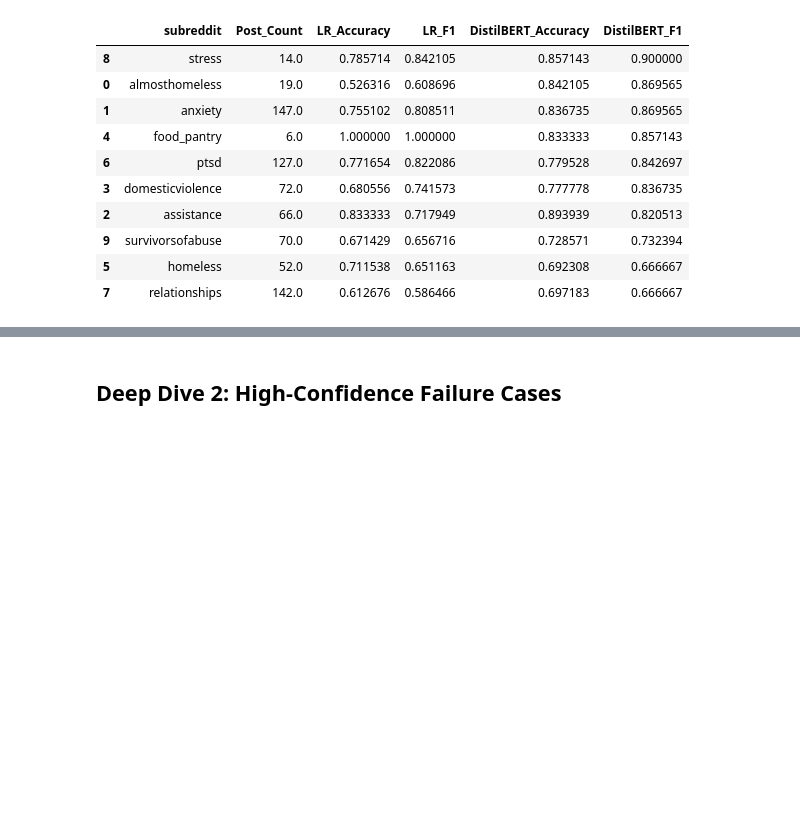
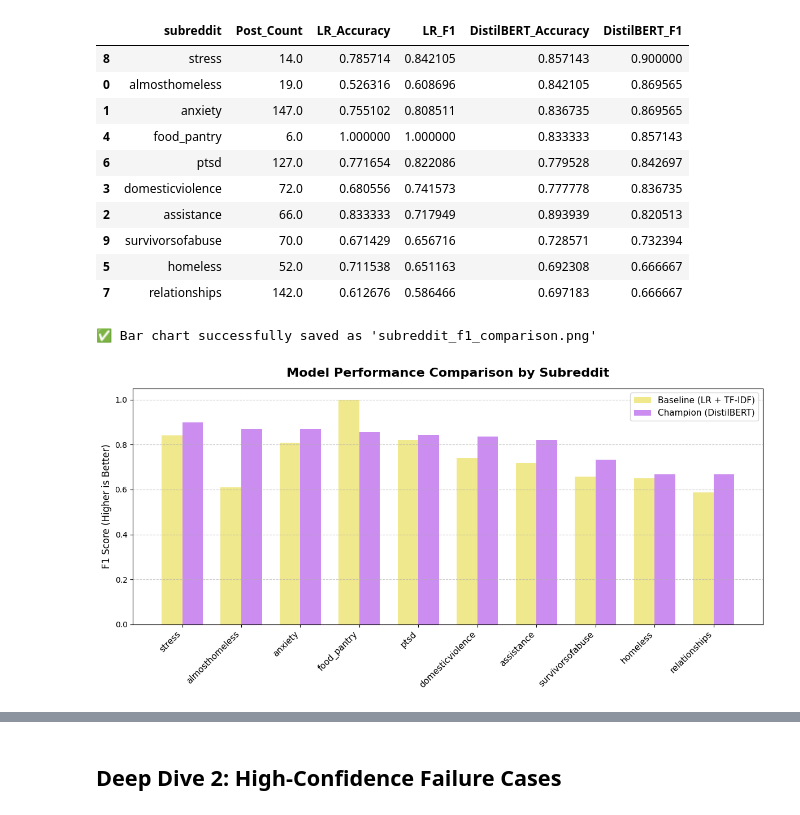
Before and after one commit to Jin1402/DSA4262, a Jupyter notebook: dreadit-stress-detection/src/stress.ipynb, the cells around one changed output, grey strips where cells are left out. Cells and saved outputs as stored; diff of their text form; code cells hidden in the pictures; blank space fills up the shorter version.

```diff
--- a/dreadit-stress-detection/src/stress.ipynb
+++ b/dreadit-stress-detection/src/stress.ipynb
@@ -53,0 +32,5 @@ train_df.head()
+# %%
+train_df = pd.read_csv("https://raw.githubusercontent.com/Jin1402/DSA4262/refs/heads/main/dreadit-stress-detection/data/dreaddit-train.csv")
+test_df = pd.read_csv("https://raw.githubusercontent.com/Jin1402/DSA4262/refs/heads/main/dreadit-stress-detection/data/dreaddit-test.csv")
+
+train_df.head()
@@ -1338,5 +1305,42 @@ Worst Subreddit: relationships (F1: 0.6667)
 | 9 | survivorsofabuse | 70.0 | 0.671429 | 0.656716 | 0.728571 | 0.732394 |
 | 5 | homeless | 52.0 | 0.711538 | 0.651163 | 0.692308 | 0.666667 |
 | 7 | relationships | 142.0 | 0.612676 | 0.586466 | 0.697183 | 0.666667 |
+# %%
+import matplotlib.pyplot as plt
+import numpy as np
+
+# We will use the 'bert_sorted' dataframe from your previous code block
+subreddits = bert_sorted['subreddit'].tolist()
+lr_f1_scores = bert_sorted['LR_F1'].tolist()
+bert_f1_scores = bert_sorted['DistilBERT_F1'].tolist()
+
+# Set up the bar locations and width
+x = np.arange(len(subreddits))
+width = 0.35
+
+# Create the grouped bar chart
+fig, ax = plt.subplots(figsize=(12, 6))
+bars1 = ax.bar(x - width/2, lr_f1_scores, width, label='Baseline (LR + TF-IDF)', color='#f0e88d')
+bars2 = ax.bar(x + width/2, bert_f1_scores, width, label='Champion (DistilBERT)', color='#cc8df0')
+
+# Add labels, title, and custom x-axis tick labels
+ax.set_ylabel('F1 Score (Higher is Better)', fontsize=12)
+ax.set_title('Model Performance Comparison by Subreddit', fontsize=16, fontweight='bold', pad=15)
+ax.set_xticks(x)
+ax.set_xticklabels(subreddits, rotation=45, ha='right', fontsize=11)
+
+# Add a legend and grid for readability
+ax.legend(fontsize=11)
+ax.grid(axis='y', linestyle='--', alpha=0.7)
+
+# Ensure labels are not truncated or overlapping
+plt.tight_layout()
+
+# Save the plot directly to your directory
+plt.savefig('subreddit_f1_comparison.png', dpi=300)
+print("✅ Bar chart successfully saved as 'subreddit_f1_comparison.png'")
+# %% [output]
+✅ Bar chart successfully saved as 'subreddit_f1_comparison.png'
+[figure, added]
 # %% [markdown]
 🏆 Best-Performing Subreddits
```
Also changed, not shown: parts of 44 cells of this notebook.
